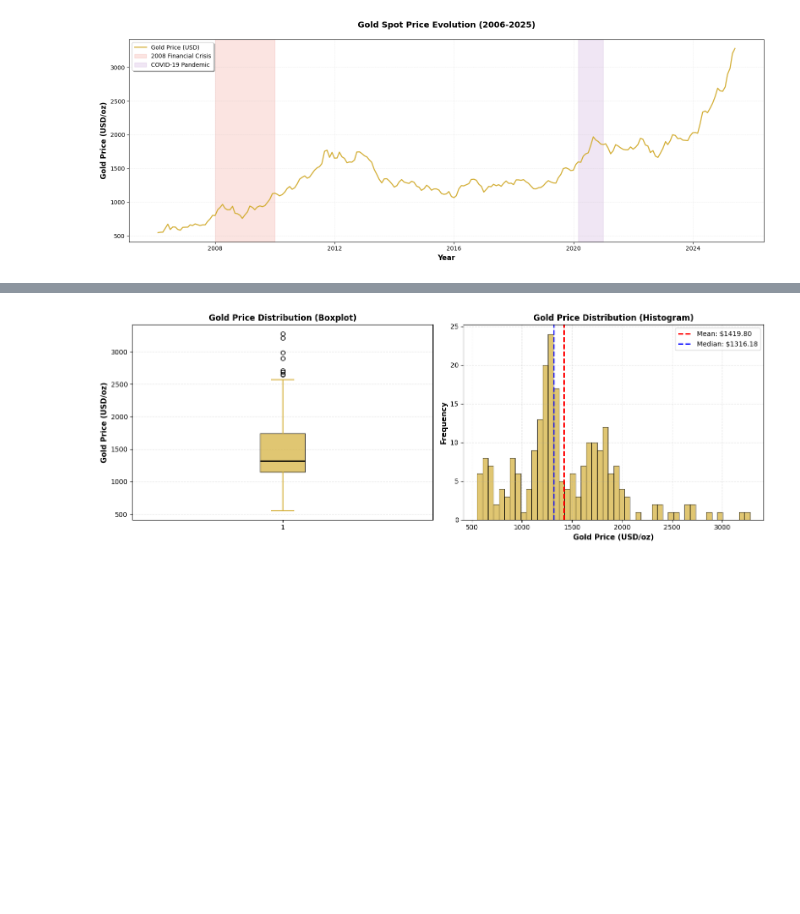
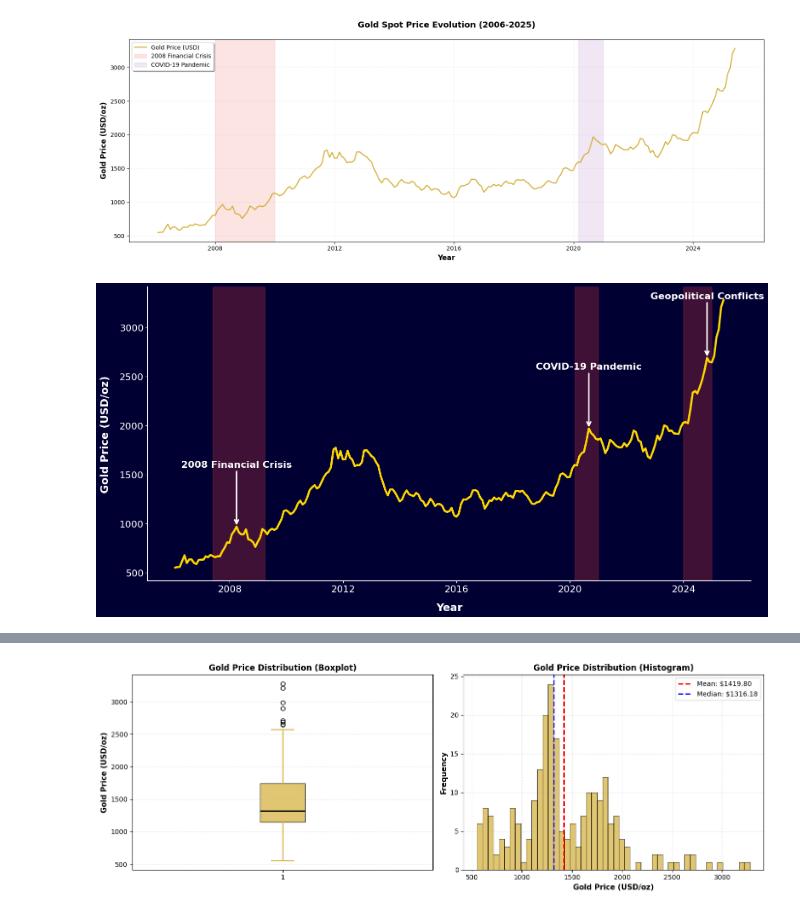
Before and after one commit to HuyPham171-hub/gold-price-prediction, a Jupyter notebook: notebooks/explore.ipynb, the cells around one changed output, grey strips where cells are left out. Cells and saved outputs as stored; diff of their text form; code cells hidden in the pictures; blank space fills up the shorter version.

```diff
--- a/notebooks/explore.ipynb
+++ b/notebooks/explore.ipynb
@@ -239,3 +239,80 @@ plt.tight_layout()
 plt.show()
 # %% [output]
 [figure]
+# %%
+# Rewrite and tedx version
+# 2. Gold Price Timeseries with Event Annotations
+import pandas as pd
+import matplotlib.pyplot as plt
+
+# Load data
+combined = pd.read_csv("../data/combined_data.csv", index_col='Date', parse_dates=True)
+combined.rename(columns={"Silver_Fututes": "Silver_Futures"}, inplace=True)
+
+# Define presentation-ready colors
+bg_color = '#010032'
+text_color = 'white'
+gold_color = '#FFD700'
+highlight_color = '#FF4444'
+
+fig, ax = plt.subplots(figsize=(16, 8))
+
+# 1. Dark Background
+fig.patch.set_facecolor(bg_color)
+ax.set_facecolor(bg_color)
+
+# 2. Thick bright yellow line for gold
+ax.plot(combined.index, combined['Gold_Spot'], linewidth=3.5, color=gold_color)
+
+# 3. Dynamic Crisis Annotations & Vertical Shaded Regions
+crisis_periods = [
+    ('2007-06-01', '2009-03-31', '2008 Financial Crisis'),
+    ('2020-03-01', '2020-12-31', 'COVID-19 Pandemic'),
+    ('2024-01-01', '2024-12-31', 'Geopolitical Conflicts')
+]
+
+for start, end, label in crisis_periods:
+    # Add subtle red shaded regions
+    ax.axvspan(start, end, alpha=0.25, color=highlight_color)
+
+    # Calculate peak to point arrows directly
+    mask = (combined.index >= start) & (combined.index <= end)
+    if mask.any():
+        peak_date = combined.loc[mask, 'Gold_Spot'].idxmax()
+        peak_price = combined.loc[mask, 'Gold_Spot'].max()
+
+        # Add text annotations pointing to the peaks
+        ax.annotate(
+            label,
+            xy=(peak_date, peak_price),
+            xytext=(0, 97),
+            textcoords='offset points',
+            ha='center', va='bottom',
+            fontsize=16, fontweight='bold', color=text_color,
+            arrowprops=dict(arrowstyle='->', lw=2.5, color=text_color)
+        )
+
+# 4. Large bold labels and titles
+ax.set_xlabel('Year', fontsize=18, fontweight='bold', color=text_color, labelpad=15)
+ax.set_ylabel('Gold Price (USD/oz)', fontsize=18, fontweight='bold', color=text_color, labelpad=15)
+# ax.set_title('The Thermometer of Fear', fontsize=24, fontweight='bold', color=text_color, pad=30)
+
+# Size 16+ tick labels
+ax.tick_params(axis='both', colors=text_color, labelsize=16)
+# ax.grid(alpha=0.15, linestyle='--', linewidth=0.5, color='white')
+
+# 5. Remove top and right spines
+ax.spines['top'].set_visible(False)
+ax.spines['right'].set_visible(False)
+
+# Make remaining spines match text color
+ax.spines['left'].set_color(text_color)
+ax.spines['bottom'].set_color(text_color)
+ax.spines['left'].set_linewidth(1.5)
+ax.spines['bottom'].set_linewidth(1.5)
+
+plt.tight_layout()
+# plt.savefig(RESULT_DIR / "gold_price_timeseries.png", dpi=300, bbox_inches='tight', facecolor=fig.get_facecolor())
+plt.show()
+# %% [output]
+[figure, added]
```
Also changed, not shown: parts of 2 cells of this notebook, 44 other files.
